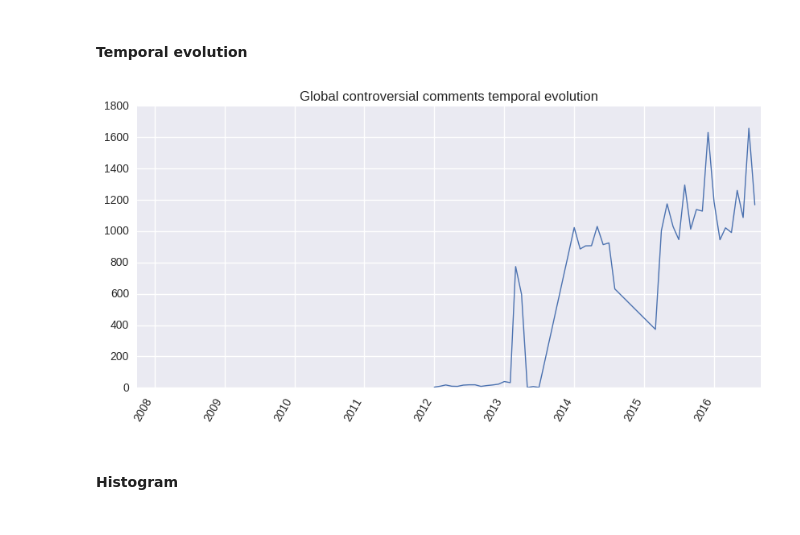
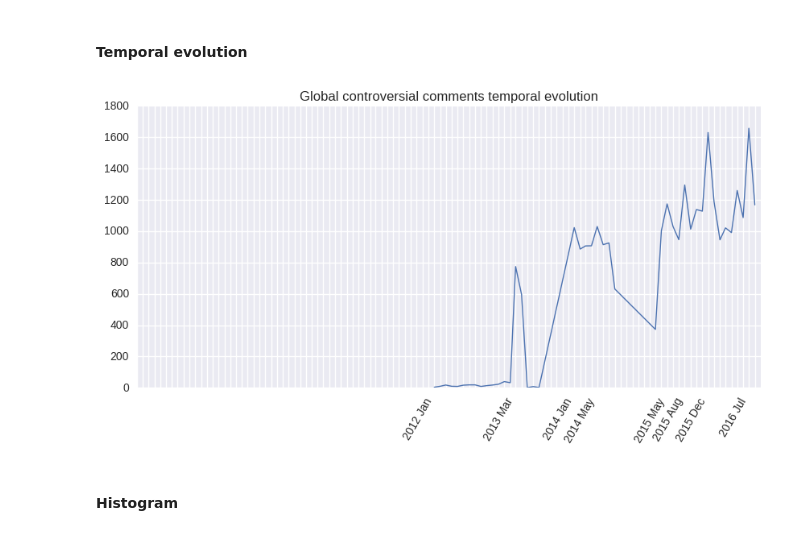
Before and after one commit to mavillard/nandi, a Jupyter notebook: reddit_5_score_controversiality.ipynb, the cells around one changed output. Cells and saved outputs as stored; diff of their text form; code cells hidden in the pictures.

Commit message:
7 peaks

```diff
--- a/reddit_5_score_controversiality.ipynb
+++ b/reddit_5_score_controversiality.ipynb
@@ -280,19 +286,26 @@ P = 10
 # %% [markdown]
 #### Temporal evolution
+# %%
+valid_dates = pd.date_range('2007-10-1', '2016-08-31', freq='MS')
+
+peaks = ['2012-01-01', '2013-03-01', '2014-01-01', '2014-05-01', '2015-05-01', '2015-08-01', '2015-12-01', '2016-07-01',]
+peaks = list(map(pd.lib.Timestamp, peaks))
+
+show_dates = [x.strftime('%Y %b') if x in peaks else '' for x in valid_dates]
 # %%
 df_by_month = pd.Series(controversial_df.groupby('month')['id'].count())
 df_by_month.index.name = None
 # %%
 ax = df_by_month.plot(
     figsize=(10, 5),
     xlim=('2007-10-01', '2016-08-31'),
-#     xticks=valid_dates,
+    xticks=valid_dates,
     rot=60,
     title='Global controversial comments temporal evolution',
 )
-# ax.set_xticklabels(show_dates);
+ax.set_xticklabels(show_dates);
 # %% [output]
-[figure, old version]
+[figure, new version]
 # %% [markdown]
 #### Histogram
 # %%
```
Also changed, not shown: parts of 329 cells of this notebook.
